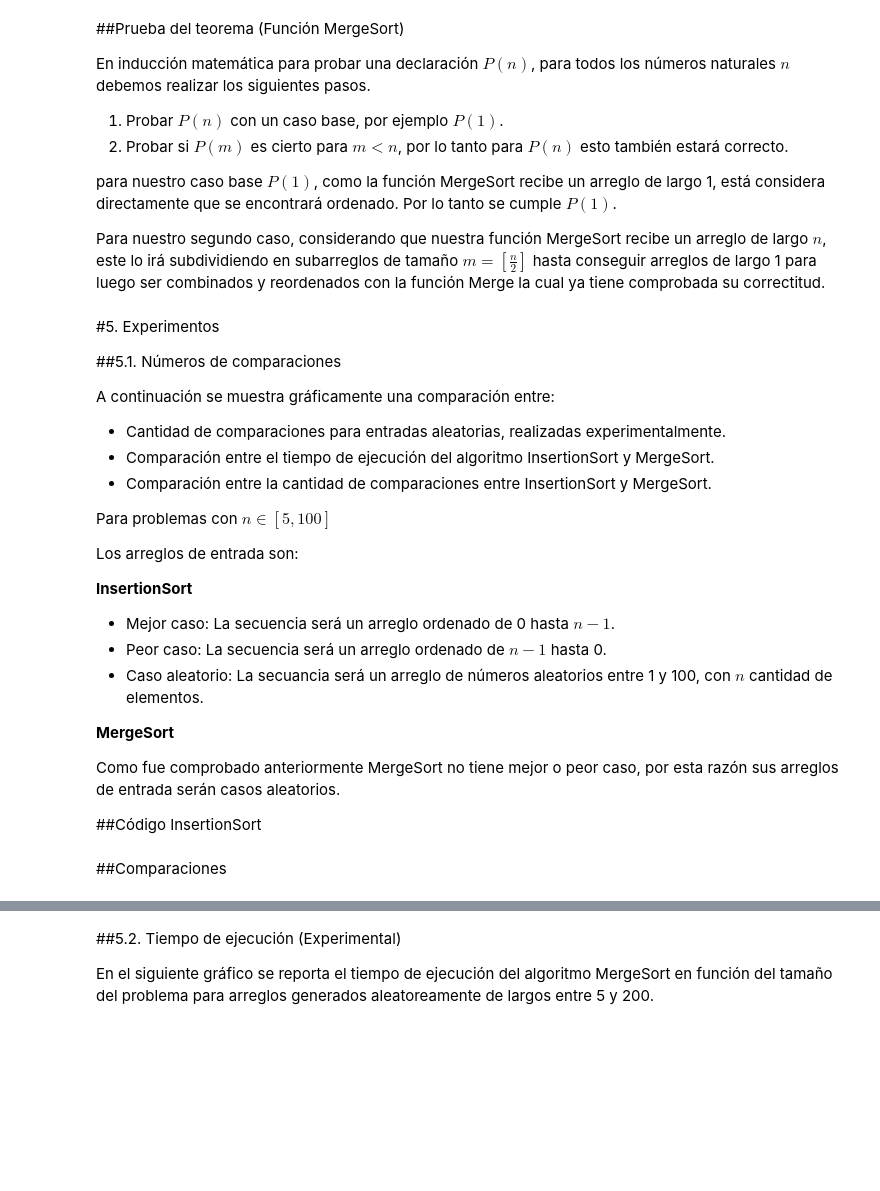
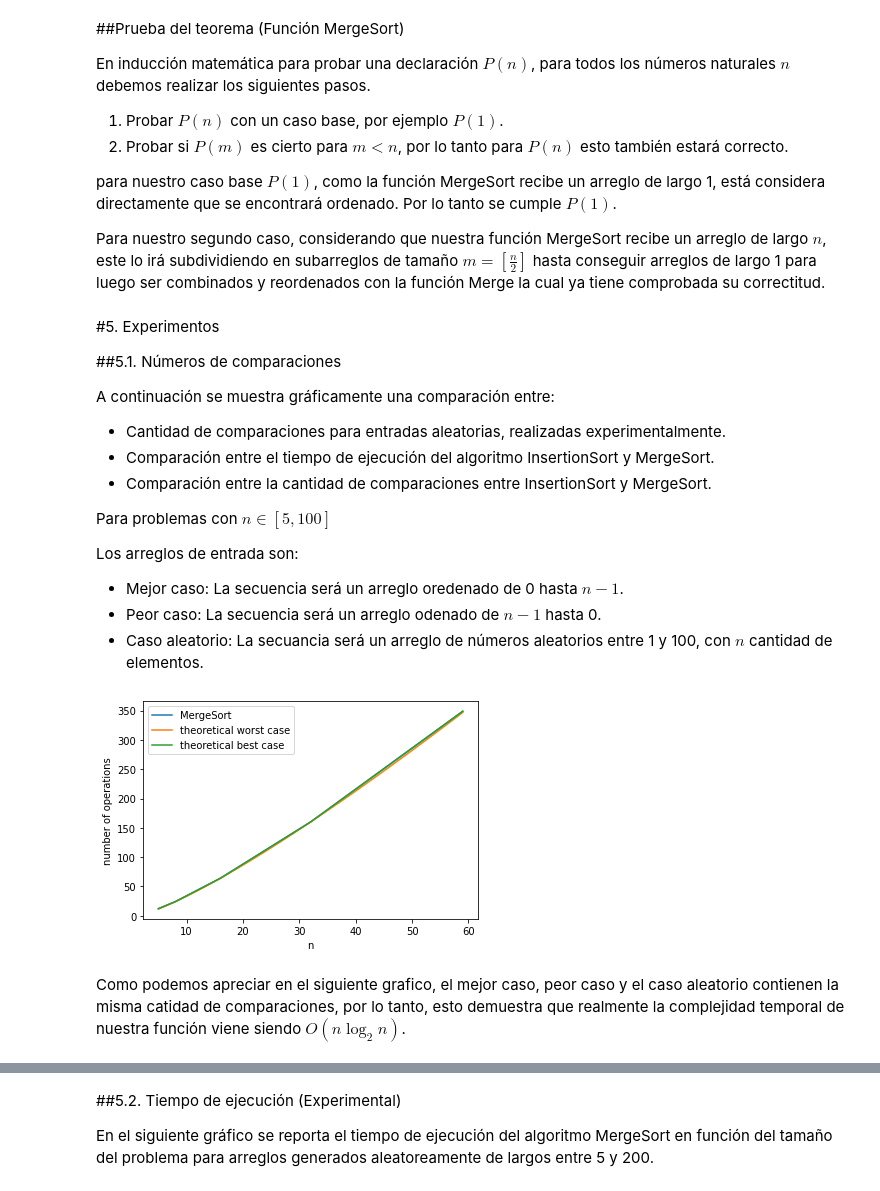
Before and after one commit to LosPowerPeralta/ADA-Informes-Matias, a Jupyter notebook: Informe_MergeSort.ipynb, the cells around one changed output, grey strips where cells are left out. Drawn from its saved outputs; the diff is of its cells as text; code cells hidden in the pictures; blank space fills up the shorter version.

```diff
--- a/Informe_MergeSort.ipynb
+++ b/Informe_MergeSort.ipynb
@@ -39,7 +39,6 @@ def Merge(lista1, lista2, cont, verbose = False):
     print("         Lista 2: ", str(lista2)[1:-1], "\n")
 
   while (i < len(lista1) and j < len(lista2)):
-    cont += 1
 
     if verbose:
       if len(lista1) == 1 and len(lista2) == 1:
@@ -56,9 +55,11 @@ def Merge(lista1, lista2, cont, verbose = False):
 
     if lista1[i] <= lista2[j]:
       resultante.append(lista1[i])
+      cont += 1
       i += 1
     else:
       resultante.append(lista2[j])
+      cont += 1
       j += 1
 
     if verbose:
@@ -66,6 +67,16 @@ def Merge(lista1, lista2, cont, verbose = False):
 
   resultante += lista1[i:]
   resultante += lista2[j:]
+  while (i < len(lista1)):
+    if verbose:
+      print(str(lista1[:i])[1:-1],",",colored(f"{str(lista1[i])}", "red"),",",str(lista1[i + 1:])[1:-1],"  <=", colored(f"ø") ,"?")
+    cont += 1
+    i += 1
+  while (j < len(lista2)):
+    if verbose:
+      print(colored(f"ø", "red"),"  <=  ", str(lista2[:j])[1:-1],",", colored(f"{str(lista2[j])}", "red"), ",",str(lista2[j + 1:])[1:-1], "?")
+    j += 1
+    cont += 1
 
   if verbose:
     print("Salida función Merge: ", colored(f"{str(resultante)[1:-1]}", "blue"), "\n")
@@ -269,13 +274,6 @@ Para problemas con $n ∈ [5,100]$
 
 Los arreglos de entrada son:
 
-**InsertionSort**
-*  Mejor caso: La secuencia será un arreglo ordenado de 0 hasta $n - 1$.
-*  Peor caso: La secuencia será un arreglo ordenado de $n - 1$ hasta 0.
-*  Caso aleatorio: La secuancia será un arreglo de números aleatorios entre 1 y 100, con $n$ cantidad de elementos.
-
-**MergeSort**
-
-Como fue comprobado anteriormente MergeSort no tiene mejor o peor caso, por esta razón sus arreglos de entrada serán casos aleatorios.
-
-##Código InsertionSort
+*   Mejor caso: La secuencia será un arreglo oredenado de 0 hasta $n - 1$.
+*   Peor caso: La secuencia será un arreglo odenado de $n - 1$ hasta 0.
+*   Caso aleatorio: La secuancia será un arreglo de números aleatorios entre 1 y 100, con $n$ cantidad de elementos.
@@ -337,2 +280,27 @@ def InsertionSort(lista, verbose = False):
-# %% [markdown]
-##Comparaciones
+# %%
+import matplotlib.pyplot as plt
+
+x=[n for n in range(5,60)]
+y1=[n* mt.log2(n) for n in range(5,60)] # worst case
+y2= []
+y=[];
+
+for n in range(5,60):
+  a = rd.sample(range(1, 100), n)
+  a,counter, divisiones = MergeSort(a)
+  y.append(counter)
+  b, counter2,divisiones2 =  MergeSort(list(range(0, n)))
+  y2.append(counter2)
+
+plt.plot(x,y)
+plt.plot(x,y1)
+plt.plot(x,y2)
+plt.legend(["MergeSort", "theoretical worst case", "theoretical best case"])
+
+plt.xlabel('n')
+plt.ylabel('number of operations')
+plt.show()
+# %% [output]
+[figure, added]
+# %% [markdown]
+Como podemos apreciar en el siguiente grafico, el mejor caso, peor caso y el caso aleatorio contienen la misma catidad de comparaciones, por lo tanto, esto demuestra que realmente la complejidad temporal de nuestra función viene siendo $O(n\log_2n)$.
```
Also changed, not shown: parts of 11 cells of this notebook.
